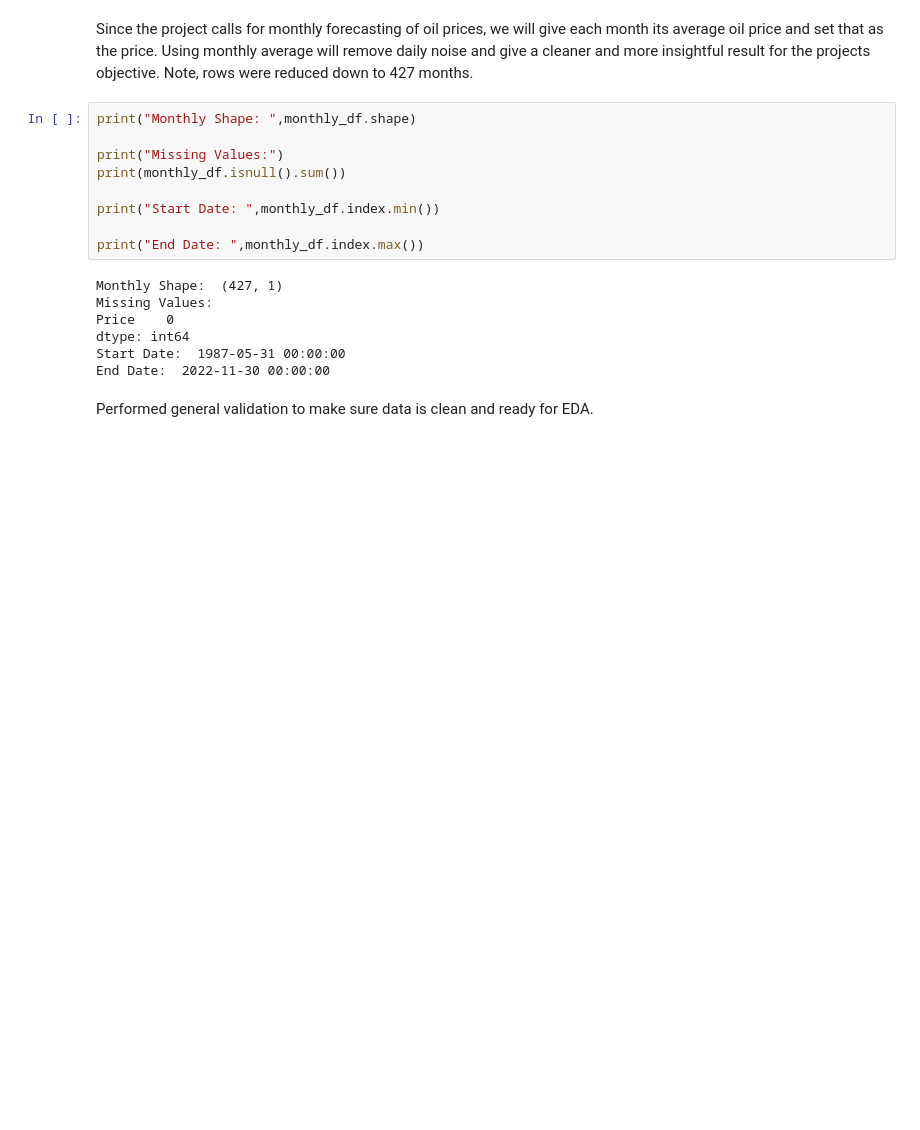
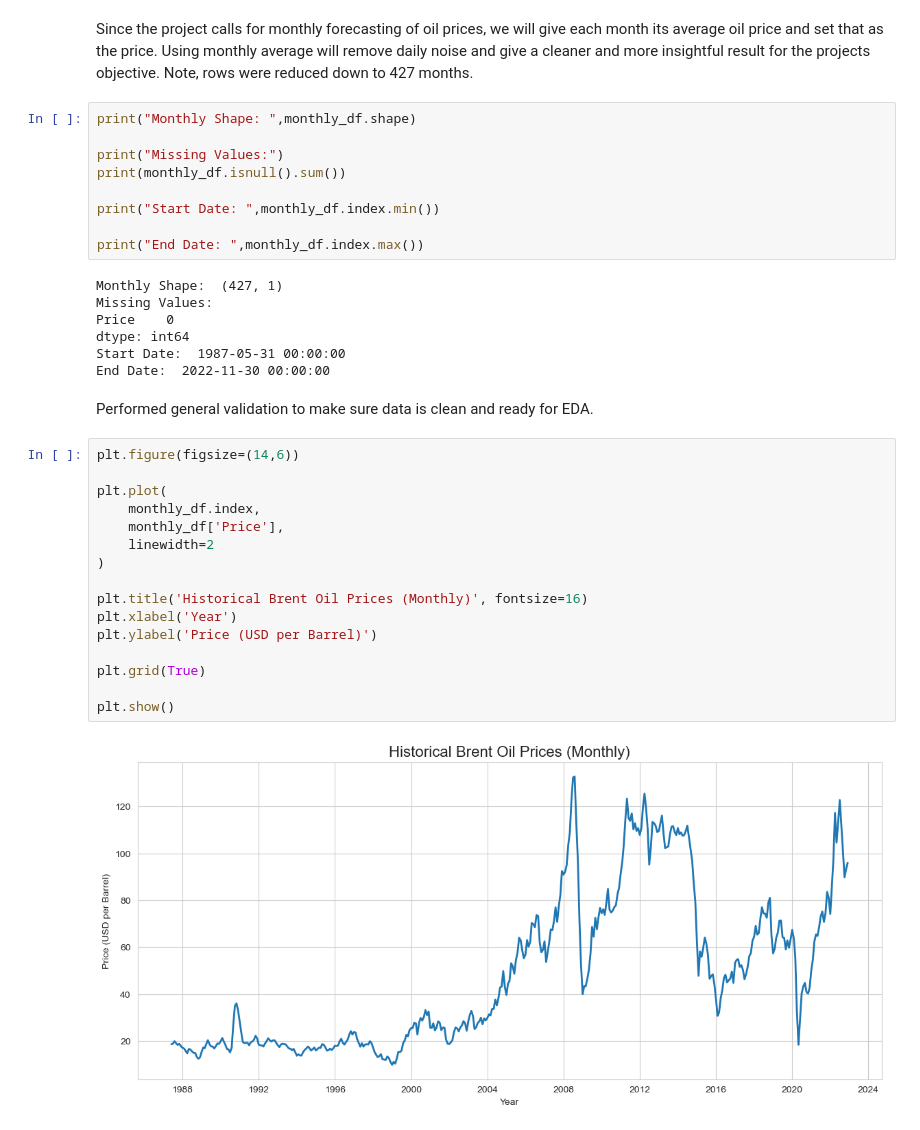
Before and after one commit to hamadmoe/dsai3301-project, a Jupyter notebook: CODE.ipynb, the cells around one changed output. Saved outputs shown, nothing was run; the diff lists cells and outputs as text; blank space fills up the shorter version.

```diff
--- a/CODE.ipynb
+++ b/CODE.ipynb
@@ -163,3 +163,21 @@ Start Date:  1987-05-31 00:00:00
 End Date:  2022-11-30 00:00:00
 # %% [markdown]
 Performed general validation to make sure data is clean and ready for EDA.
+# %%
+plt.figure(figsize=(14,6))
+
+plt.plot(
+    monthly_df.index,
+    monthly_df['Price'],
+    linewidth=2
+)
+
+plt.title('Historical Brent Oil Prices (Monthly)', fontsize=16)
+plt.xlabel('Year')
+plt.ylabel('Price (USD per Barrel)')
+
+plt.grid(True)
+
+plt.show()
+# %% [output]
+[figure, added]
```
Also changed, not shown: parts of 11 cells of this notebook.
